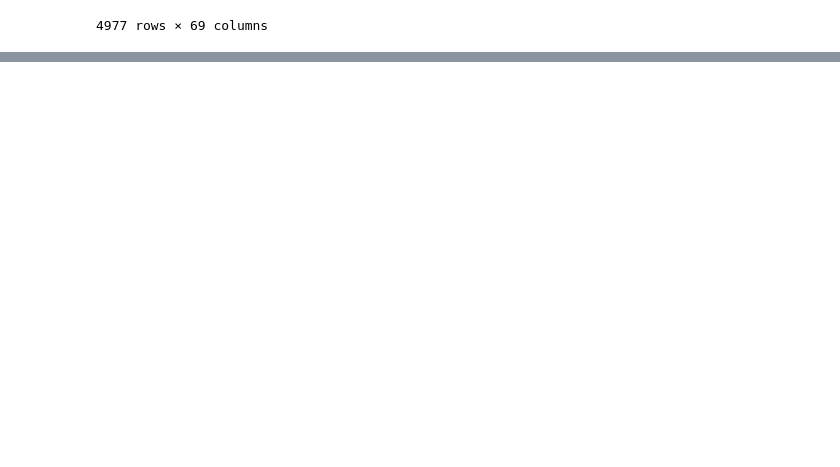
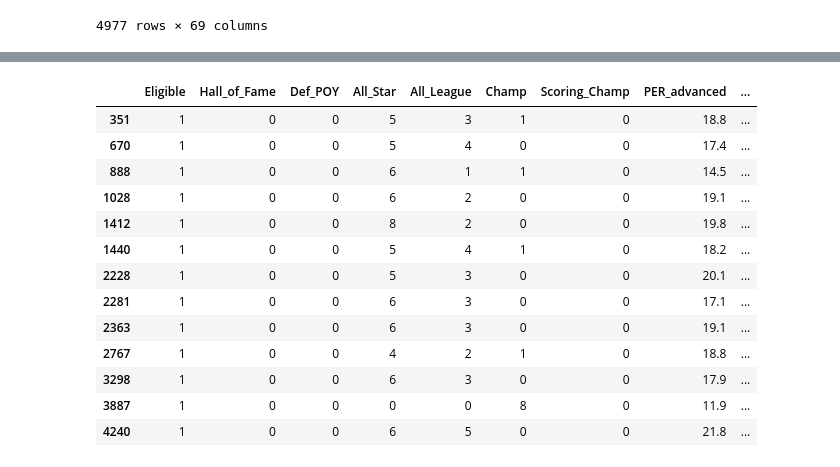
Before and after one commit to frankwillard/NBA-Hall-Of-Fame-Model, a Jupyter notebook: Hall_of_Fame_Modeling.ipynb, the cells around one changed output, grey strips where cells are left out. Cells and saved outputs as stored; diff of their text form; code cells hidden in the pictures; blank space fills up the shorter version.

```diff
--- a/Hall_of_Fame_Modeling.ipynb
+++ b/Hall_of_Fame_Modeling.ipynb
@@ -192,0 +249,17 @@ X_train, X_val, y_train, y_val = train_test_split(X_eligible, y_eligible, test_s
+# %%
+eligible_df[(eligible_df['pred'] > 0.5) & (eligible_df['Hall_of_Fame'] == 0)]
+# %% [output]
+|  | Eligible | Hall_of_Fame | Def_POY | All_Star | All_League | Champ | Scoring_Champ | PER_advanced | ... |
+| 351 | 1 | 0 | 0 | 5 | 3 | 1 | 0 | 18.8 | ... |
+| 670 | 1 | 0 | 0 | 5 | 4 | 0 | 0 | 17.4 | ... |
+| 888 | 1 | 0 | 0 | 6 | 1 | 1 | 0 | 14.5 | ... |
+| 1028 | 1 | 0 | 0 | 6 | 2 | 0 | 0 | 19.1 | ... |
+| 1412 | 1 | 0 | 0 | 8 | 2 | 0 | 0 | 19.8 | ... |
+| 1440 | 1 | 0 | 0 | 5 | 4 | 1 | 0 | 18.2 | ... |
+| 2228 | 1 | 0 | 0 | 5 | 3 | 0 | 0 | 20.1 | ... |
+| 2281 | 1 | 0 | 0 | 6 | 3 | 0 | 0 | 17.1 | ... |
+| 2363 | 1 | 0 | 0 | 6 | 3 | 0 | 0 | 19.1 | ... |
+| 2767 | 1 | 0 | 0 | 4 | 2 | 1 | 0 | 18.8 | ... |
+| 3298 | 1 | 0 | 0 | 6 | 3 | 0 | 0 | 17.9 | ... |
+| 3887 | 1 | 0 | 0 | 0 | 0 | 8 | 0 | 11.9 | ... |
+| 4240 | 1 | 0 | 0 | 6 | 5 | 0 | 0 | 21.8 | ... |
```
Also changed, not shown: parts of 13 cells of this notebook.
